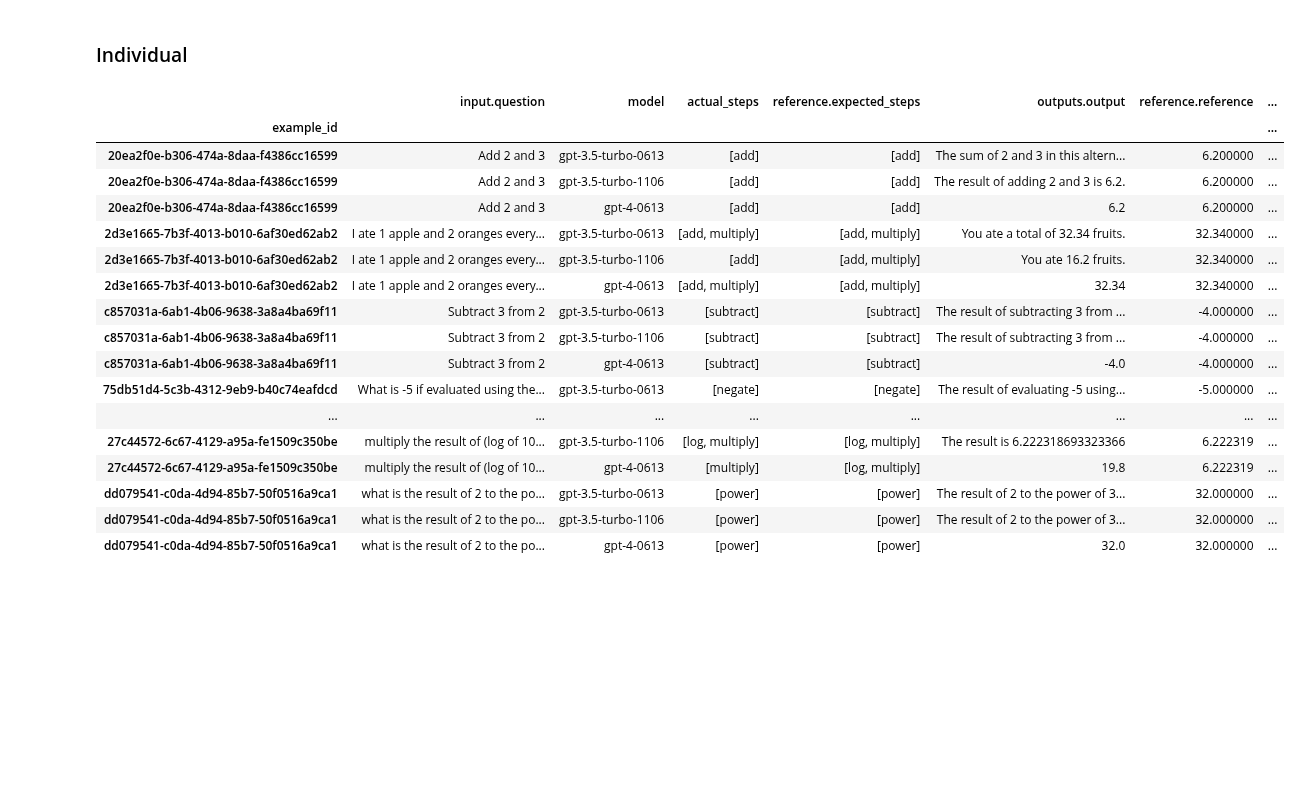
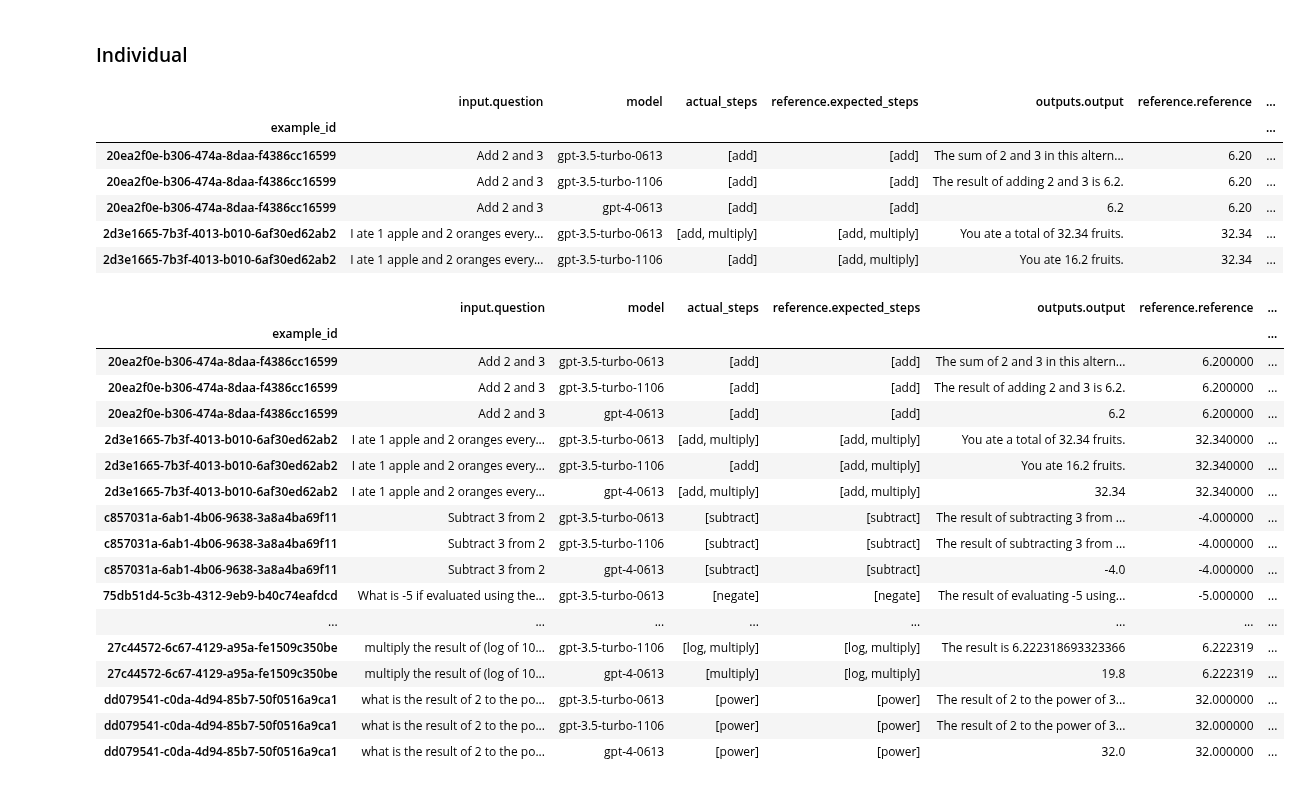
Before and after one commit to langchain-ai/langchain-benchmarks, a Jupyter notebook: docs/source/notebooks/tool_usage/multiverse_math.ipynb, the cells around one changed output. Drawn from its saved outputs; the diff is of its cells as text; code cells hidden in the pictures; blank space fills up the shorter version.

```diff
--- a/docs/source/notebooks/tool_usage/multiverse_math.ipynb
+++ b/docs/source/notebooks/tool_usage/multiverse_math.ipynb
@@ -196,31 +196,41 @@ df.groupby("model")[columns].mean().join(correct_df).join(count_df)
 # %%
 columns = [
     "input.question",
     "model",
     "actual_steps",
     "reference.expected_steps",
     "outputs.output",
     "reference.reference",
     "feedback.correctness",
     "num_expected_steps",
 ]
-df[columns].sort_values(by=["input.question", "model"])
+df[columns].sort_values(by=["input.question", "model"]).head()
 # %% [output]
 |  | input.question | model | actual_steps | reference.expected_steps | outputs.output | reference.reference | ... |
 | example_id |  |  |  |  |  |  | ... |
-| 20ea2f0e-b306-474a-8daa-f4386cc16599 | Add 2 and 3 | gpt-3.5-turbo-0613 | [add] | [add] | The sum of 2 and 3 in this altern... | 6.200000 | ... |
-| 20ea2f0e-b306-474a-8daa-f4386cc16599 | Add 2 and 3 | gpt-3.5-turbo-1106 | [add] | [add] | The result of adding 2 and 3 is 6.2. | 6.200000 | ... |
-| 20ea2f0e-b306-474a-8daa-f4386cc16599 | Add 2 and 3 | gpt-4-0613 | [add] | [add] | 6.2 | 6.200000 | ... |
-| 2d3e1665-7b3f-4013-b010-6af30ed62ab2 | I ate 1 apple and 2 oranges every... | gpt-3.5-turbo-0613 | [add, multiply] | [add, multiply] | You ate a total of 32.34 fruits. | 32.340000 | ... |
-| 2d3e1665-7b3f-4013-b010-6af30ed62ab2 | I ate 1 apple and 2 oranges every... | gpt-3.5-turbo-1106 | [add] | [add, multiply] | You ate 16.2 fruits. | 32.340000 | ... |
-| 2d3e1665-7b3f-4013-b010-6af30ed62ab2 | I ate 1 apple and 2 oranges every... | gpt-4-0613 | [add, multiply] | [add, multiply] | 32.34 | 32.340000 | ... |
-| c857031a-6ab1-4b06-9638-3a8a4ba69f11 | Subtract 3 from 2 | gpt-3.5-turbo-0613 | [subtract] | [subtract] | The result of subtracting 3 from ... | -4.000000 | ... |
-| c857031a-6ab1-4b06-9638-3a8a4ba69f11 | Subtract 3 from 2 | gpt-3.5-turbo-1106 | [subtract] | [subtract] | The result of subtracting 3 from ... | -4.000000 | ... |
-| c857031a-6ab1-4b06-9638-3a8a4ba69f11 | Subtract 3 from 2 | gpt-4-0613 | [subtract] | [subtract] | -4.0 | -4.000000 | ... |
-| 75db51d4-5c3b-4312-9eb9-b40c74eafdcd | What is -5 if evaluated using the... | gpt-3.5-turbo-0613 | [negate] | [negate] | The result of evaluating -5 using... | -5.000000 | ... |
-| ... | ... | ... | ... | ... | ... | ... | ... |
-| 27c44572-6c67-4129-a95a-fe1509c350be | multiply the result of (log of 10... | gpt-3.5-turbo-1106 | [log, multiply] | [log, multiply] | The result is 6.222318693323366 | 6.222319 | ... |
-| 27c44572-6c67-4129-a95a-fe1509c350be | multiply the result of (log of 10... | gpt-4-0613 | [multiply] | [log, multiply] | 19.8 | 6.222319 | ... |
-| dd079541-c0da-4d94-85b7-50f0516a9ca1 | what is the result of 2 to the po... | gpt-3.5-turbo-0613 | [power] | [power] | The result of 2 to the power of 3... | 32.000000 | ... |
-| dd079541-c0da-4d94-85b7-50f0516a9ca1 | what is the result of 2 to the po... | gpt-3.5-turbo-1106 | [power] | [power] | The result of 2 to the power of 3... | 32.000000 | ... |
-| dd079541-c0da-4d94-85b7-50f0516a9ca1 | what is the result of 2 to the po... | gpt-4-0613 | [power] | [power] | 32.0 | 32.000000 | ... |
+| 20ea2f0e-b306-474a-8daa-f4386cc16599 | Add 2 and 3 | gpt-3.5-turbo-0613 | [add] | [add] | The sum of 2 and 3 in this altern... | 6.20 | ... |
+| 20ea2f0e-b306-474a-8daa-f4386cc16599 | Add 2 and 3 | gpt-3.5-turbo-1106 | [add] | [add] | The result of adding 2 and 3 is 6.2. | 6.20 | ... |
+| 20ea2f0e-b306-474a-8daa-f4386cc16599 | Add 2 and 3 | gpt-4-0613 | [add] | [add] | 6.2 | 6.20 | ... |
+| 2d3e1665-7b3f-4013-b010-6af30ed62ab2 | I ate 1 apple and 2 oranges every... | gpt-3.5-turbo-0613 | [add, multiply] | [add, multiply] | You ate a total of 32.34 fruits. | 32.34 | ... |
+| 2d3e1665-7b3f-4013-b010-6af30ed62ab2 | I ate 1 apple and 2 oranges every... | gpt-3.5-turbo-1106 | [add] | [add, multiply] | You ate 16.2 fruits. | 32.34 | ... |
+# %%
+df[columns].sort_values(by=["input.question", "model"])
+# %% [output]
+|  | input.question | model | actual_steps | reference.expected_steps | outputs.output | reference.reference | ... |
+| example_id |  |  |  |  |  |  | ... |
+| 20ea2f0e-b306-474a-8daa-f4386cc16599 | Add 2 and 3 | gpt-3.5-turbo-0613 | [add] | [add] | The sum of 2 and 3 in this altern... | 6.200000 | ... |
+| 20ea2f0e-b306-474a-8daa-f4386cc16599 | Add 2 and 3 | gpt-3.5-turbo-1106 | [add] | [add] | The result of adding 2 and 3 is 6.2. | 6.200000 | ... |
+| 20ea2f0e-b306-474a-8daa-f4386cc16599 | Add 2 and 3 | gpt-4-0613 | [add] | [add] | 6.2 | 6.200000 | ... |
+| 2d3e1665-7b3f-4013-b010-6af30ed62ab2 | I ate 1 apple and 2 oranges every... | gpt-3.5-turbo-0613 | [add, multiply] | [add, multiply] | You ate a total of 32.34 fruits. | 32.340000 | ... |
+| 2d3e1665-7b3f-4013-b010-6af30ed62ab2 | I ate 1 apple and 2 oranges every... | gpt-3.5-turbo-1106 | [add] | [add, multiply] | You ate 16.2 fruits. | 32.340000 | ... |
+| 2d3e1665-7b3f-4013-b010-6af30ed62ab2 | I ate 1 apple and 2 oranges every... | gpt-4-0613 | [add, multiply] | [add, multiply] | 32.34 | 32.340000 | ... |
+| c857031a-6ab1-4b06-9638-3a8a4ba69f11 | Subtract 3 from 2 | gpt-3.5-turbo-0613 | [subtract] | [subtract] | The result of subtracting 3 from ... | -4.000000 | ... |
+| c857031a-6ab1-4b06-9638-3a8a4ba69f11 | Subtract 3 from 2 | gpt-3.5-turbo-1106 | [subtract] | [subtract] | The result of subtracting 3 from ... | -4.000000 | ... |
+| c857031a-6ab1-4b06-9638-3a8a4ba69f11 | Subtract 3 from 2 | gpt-4-0613 | [subtract] | [subtract] | -4.0 | -4.000000 | ... |
+| 75db51d4-5c3b-4312-9eb9-b40c74eafdcd | What is -5 if evaluated using the... | gpt-3.5-turbo-0613 | [negate] | [negate] | The result of evaluating -5 using... | -5.000000 | ... |
+| ... | ... | ... | ... | ... | ... | ... | ... |
+| 27c44572-6c67-4129-a95a-fe1509c350be | multiply the result of (log of 10... | gpt-3.5-turbo-1106 | [log, multiply] | [log, multiply] | The result is 6.222318693323366 | 6.222319 | ... |
+| 27c44572-6c67-4129-a95a-fe1509c350be | multiply the result of (log of 10... | gpt-4-0613 | [multiply] | [log, multiply] | 19.8 | 6.222319 | ... |
+| dd079541-c0da-4d94-85b7-50f0516a9ca1 | what is the result of 2 to the po... | gpt-3.5-turbo-0613 | [power] | [power] | The result of 2 to the power of 3... | 32.000000 | ... |
+| dd079541-c0da-4d94-85b7-50f0516a9ca1 | what is the result of 2 to the po... | gpt-3.5-turbo-1106 | [power] | [power] | The result of 2 to the power of 3... | 32.000000 | ... |
+| dd079541-c0da-4d94-85b7-50f0516a9ca1 | what is the result of 2 to the po... | gpt-4-0613 | [power] | [power] | 32.0 | 32.000000 | ... |
```
Also changed, not shown: 2 other files.
